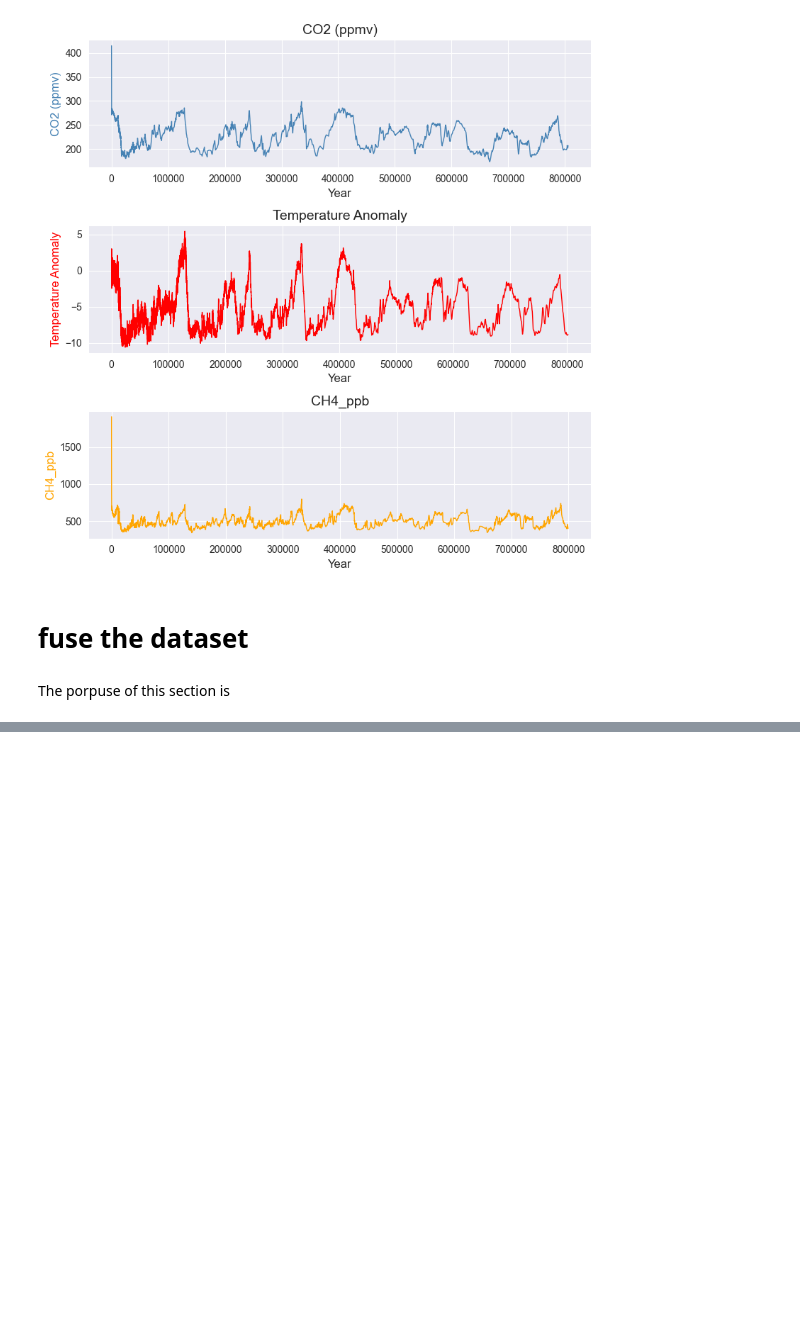
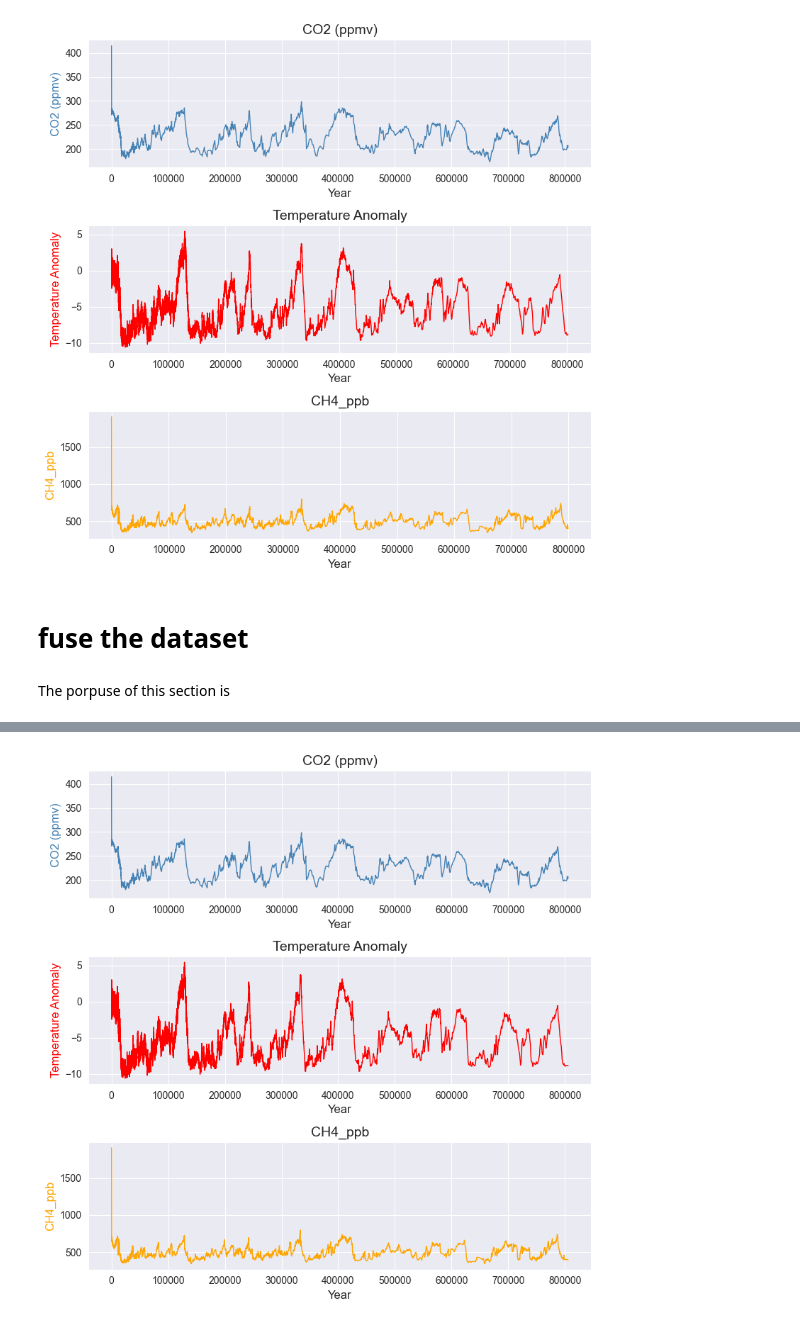
Before and after one commit to Cecilia8989/PfDA_Project2, a Jupyter notebook: pfda_project2.ipynb, the cells around one changed output, grey strips where cells are left out. Drawn from its saved outputs; the diff is of its cells as text; code cells hidden in the pictures; blank space fills up the shorter version.

Commit message:
plot the merge

```diff
--- a/pfda_project2.ipynb
+++ b/pfda_project2.ipynb
@@ -1147,8 +1170,8 @@ plt.show()
 The porpuse of this section is
 # %%
 # group the co2_df dataset based on year to remove duplicate
-co2_df_to_merge = co2_df.groupby('Year')['CO2 (ppmv)'].mean().reset_index(drop=True)
+co2_df_to_merge = co2_df.groupby('Year')['CO2 (ppmv)'].mean().reset_index()
 # group the temp_anomality_df dataset based on year to remove duplicate
-temp_anomality_df_to_merge = temp_anomality_df.groupby('Year')['temp_anomality'].mean().reset_index(drop=True)
+temp_anomality_df_to_merge = temp_anomality_df.groupby('Year')['temp_anomality'].mean().reset_index()
 # group the temp_anomality_df dataset based on year to remove duplicate
-full_ch4_to_merge = full_ch4.groupby('Year')['CH4_ppb'].mean().reset_index(drop=True)
+full_ch4_to_merge = full_ch4.groupby('Year')['CH4_ppb'].mean().reset_index()
@@ -1156,9 +1195,11 @@ full_ch4_to_merge = full_ch4.groupby('Year')['CH4_ppb'].mean().reset_index(drop=
 # merge the dataframe on columns years
 # https://pandas.pydata.org/pandas-docs/stable/reference/api/pandas.DataFrame.merge.html
 
-# merge temp df with co2 dataframe
-temp_co2_df = temp_anomality_df_to_merge.merge(co2_df_to_merge, how='outer', on='Year')
-# merge temp_co2_df with ch4 df
+# Merge temp df with co2 dataframe
+temp_co2_df = temp_anomality_df_to_merge.merge(co2_df_to_merge, how='outer', on='Year').reset_index(drop=True)
+
+# Merge temp_co2_df with ch4 df
 temp_co2_ch4_df = temp_co2_df.merge(full_ch4_to_merge, how='outer', on='Year').reset_index(drop=True)
-# order df by years aschending false
-temp_co2_ch4_df = temp_co2_ch4_df.sort_values('Year', ascending=False)
+
+# Order df by years in descending order
+temp_co2_ch4_df = temp_co2_ch4_df.sort_values('Year', ascending=False).reset_index(drop=True)
@@ -1169,15 +1222,16 @@ temp_co2_ch4_df.head(100)
 # %%
 # Interpolate NaN values using 'time' method
-temp_co2_ch4_df['temp_anomality'].interpolate(method='linear')
+temp_co2_ch4_df.interpolate(method='linear', inplace=True)
 
 # Reset the index if needed
-temp_co2_ch4_df.reset_index(inplace=True)
-
-# Interpolate NaN values in other columns using linear method
-temp_co2_ch4_df.interpolate(method='linear').reset_index(drop=True)
+temp_co2_ch4_df.reset_index(drop=True)
 
 # Create a column ECD3_br to represent the year before present
 # define the current year
 current_year = datetime.date.today().year
+
 # add columng age based on year before present equal to 2023
-temp_co2_ch4_df['ECD3_bp'] =  current_year - temp_co2_ch4_df['Year']
+temp_co2_ch4_df['ECD3_bp'] =  current_year- temp_co2_ch4_df['Year']
+
+#reorder columns
+temp_co2_ch4_df.reindex(columns=['Year',	'ECD3_bp', 'temp_anomality',	'CO2 (ppmv)',	'CH4_ppb'])
@@ -1186,35 +1268,37 @@ temp_co2_ch4_df
 # %%
 # Define colors to use
 col1 = 'steelblue'
 col2 = 'red'
 col3 = 'orange'
 
 # Define subplots with a 3x1 grid and a smaller figure size
 fig, axs = plt.subplots(3, 1, figsize=(8, 8))
 
 # Plot the first line on the first subplot (axs[0])
-axs[0].plot(temp_co2_ch4_df['ECD3_bp'], co2_df['CO2 (ppmv)'], color=col1, linewidth=1)
+axs[0].plot(temp_co2_ch4_df['ECD3_bp'], temp_co2_ch4_df['CO2 (ppmv)'], color=col1, linewidth=1)
 axs[0].set_xlabel('Year', fontsize=12)
 axs[0].set_ylabel('CO2 (ppmv)', color=col1, fontsize=12)
 axs[0].set_title('CO2 (ppmv)', fontsize=14)
 
 # Plot the second line on the second subplot (axs[1])
-axs[1].plot(temp_anomality_df['ECD3_bp'], temp_anomality_df['temp_anomality'], color=col2, linewidth=1)
+axs[1].plot(temp_co2_ch4_df['ECD3_bp'], temp_co2_ch4_df['temp_anomality'], color=col2, linewidth=1)
 axs[1].set_xlabel('Year', fontsize=12)
 axs[1].set_ylabel('Temperature Anomaly', color=col2, fontsize=12)
 axs[1].set_title('Temperature Anomaly', fontsize=14)
 
 # Plot the third line on the third subplot (axs[2])
-axs[2].plot(full_ch4['ECD3_bp'], full_ch4['CH4_ppb'], color=col3, linewidth=1)  # Change 'Column_X' to the desired column
+axs[2].plot(temp_co2_ch4_df['ECD3_bp'], temp_co2_ch4_df['CH4_ppb'], color=col3, linewidth=1)  # Change 'Column_X' to the desired column
 axs[2].set_xlabel('Year', fontsize=12)
 axs[2].set_ylabel('CH4_ppb', color=col3, fontsize=12)  # Change 'Column_X Label' to the desired label
 axs[2].set_title('CH4_ppb', fontsize=14)  # Change 'Column_X Title' to the desired title
 
 # Adjust layout to prevent clipping of labels
 fig.tight_layout()
 
 # Show the plot
 plt.show()
+# %% [output]
+[figure, added]
 # %%
 #from scipy.stats import pearsonr
 
```
Also changed, not shown: parts of 7 cells of this notebook.
